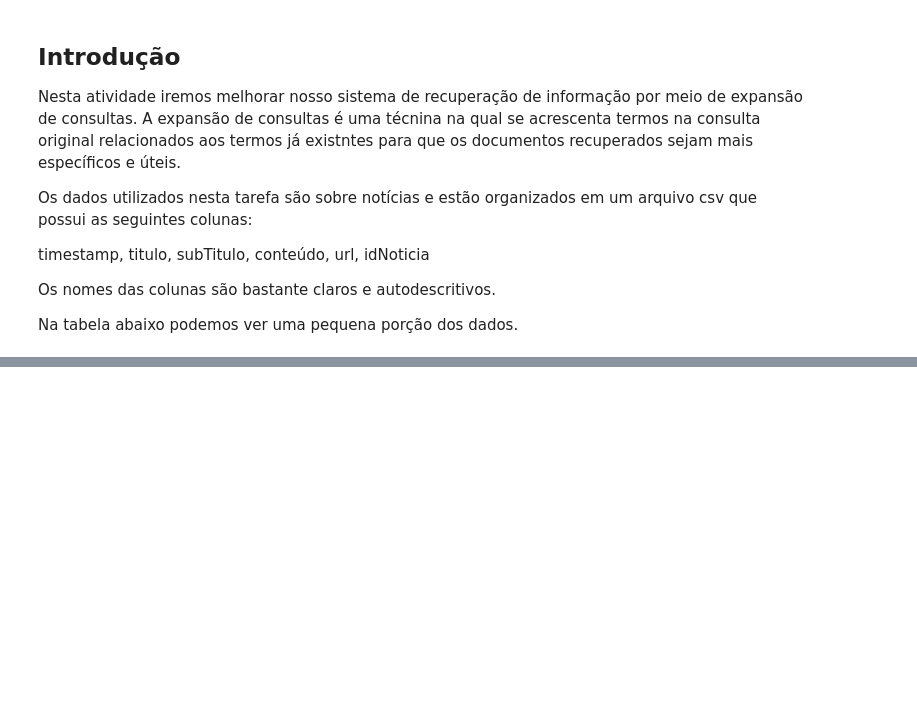
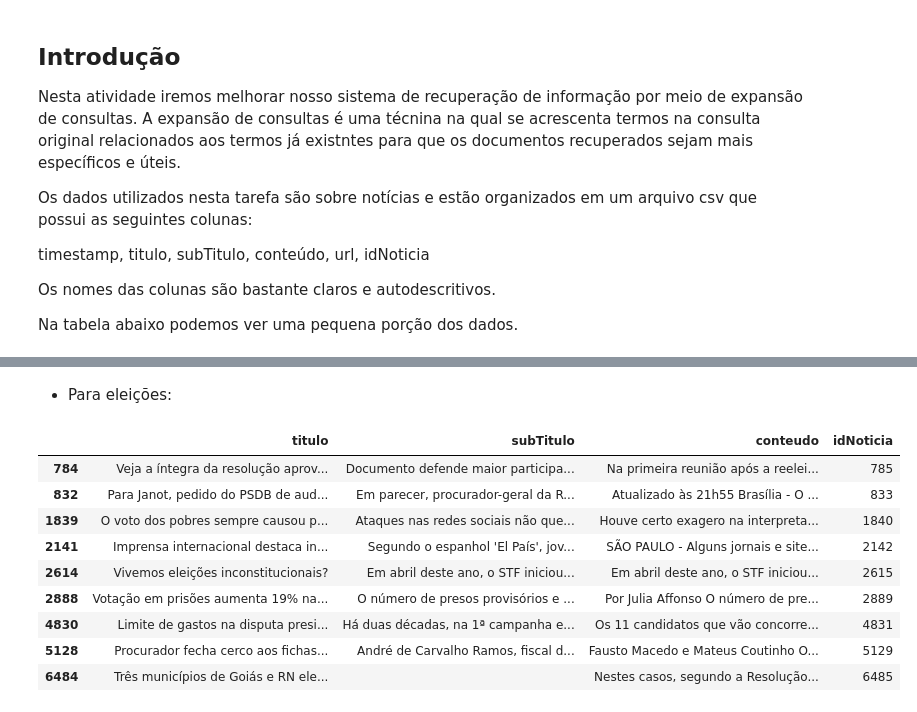
Before and after one commit to fonluiz/SRI, a Jupyter notebook: mini-project-2/Expansão de Consultas.ipynb, the cells around one changed output, grey strips where cells are left out. Drawn from its saved outputs; the diff is of its cells as text; code cells hidden in the pictures; blank space fills up the shorter version.

```diff
--- a/mini-project-2/Expansão de Consultas.ipynb
+++ b/mini-project-2/Expansão de Consultas.ipynb
@@ -62,0 +303,21 @@ dtype: object
+# %% [markdown]
+* Para eleições:
+# %%
+normal = normal_search("eleições")
+expanded = expanded_search("eleições")
+
+normal_df = news_df[news_df['idNoticia'].isin(normal)][['titulo', 'subTitulo', 'conteudo', 'idNoticia']]
+expanded_df = news_df[news_df['idNoticia'].isin(expanded)][['titulo', 'subTitulo', 'conteudo', 'idNoticia']]
+
+normal_df
+# %% [output]
+|  | titulo | subTitulo | conteudo | idNoticia |
+| 784 | Veja a íntegra da resolução aprov... | Documento defende maior participa... | Na primeira reunião após a reelei... | 785 |
+| 832 | Para Janot, pedido do PSDB de aud... | Em parecer, procurador-geral da R... | Atualizado às 21h55 Brasília - O ... | 833 |
+| 1839 | O voto dos pobres sempre causou p... | Ataques nas redes sociais não que... | Houve certo exagero na interpreta... | 1840 |
+| 2141 | Imprensa internacional destaca in... | Segundo o espanhol 'El País', jov... | SÃO PAULO - Alguns jornais e site... | 2142 |
+| 2614 | Vivemos eleições inconstitucionais? | Em abril deste ano, o STF iniciou... | Em abril deste ano, o STF iniciou... | 2615 |
+| 2888 | Votação em prisões aumenta 19% na... | O número de presos provisórios e ... | Por Julia Affonso O número de pre... | 2889 |
+| 4830 | Limite de gastos na disputa presi... | Há duas décadas, na 1ª campanha e... | Os 11 candidatos que vão concorre... | 4831 |
+| 5128 | Procurador fecha cerco aos fichas... | André de Carvalho Ramos, fiscal d... | Fausto Macedo e Mateus Coutinho O... | 5129 |
+| 6484 | Três municípios de Goiás e RN ele... |  | Nestes casos, segundo a Resolução... | 6485 |
```
Also changed, not shown: parts of 21 cells of this notebook.
